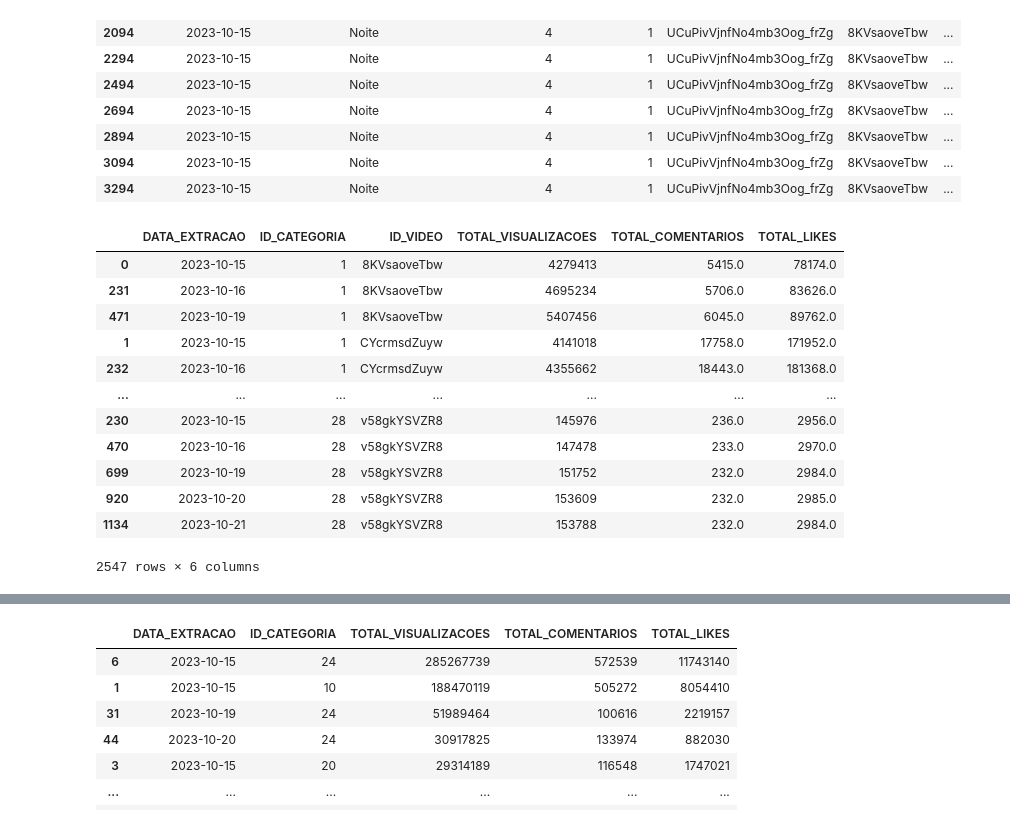
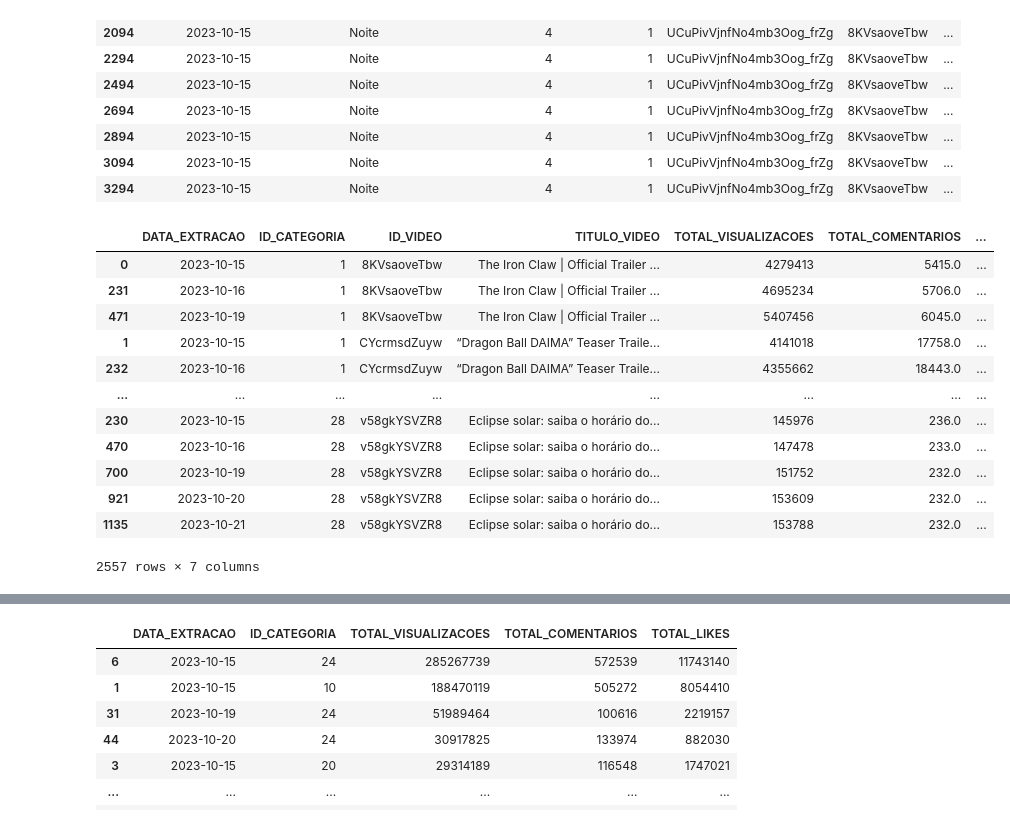
Before and after one commit to rodrigorocha1/analise_dados_youtube, a Jupyter notebook: notebooks/etl_trends.ipynb, the cells around one changed output, grey strips where cells are left out. Cells and saved outputs as stored; diff of their text form; code cells hidden in the pictures.

```diff
--- a/notebooks/etl_trends.ipynb
+++ b/notebooks/etl_trends.ipynb
@@ -265,27 +266,27 @@ base_max.query('ID_VIDEO == "8KVsaoveTbw" and DATA_EXTRACAO == "2023-10-15" ').s
 | 3094 | 2023-10-15 | Noite | 4 | 1 | UCuPivVjnfNo4mb3Oog_frZg | 8KVsaoveTbw | ... |
 | 3294 | 2023-10-15 | Noite | 4 | 1 | UCuPivVjnfNo4mb3Oog_frZg | 8KVsaoveTbw | ... |
 # %%
-base_max = base_original.groupby(['DATA_EXTRACAO' ,'ID_CATEGORIA', 'ID_VIDEO']).agg(
+base_max = base_original.groupby(['DATA_EXTRACAO' ,'ID_CATEGORIA', 'ID_VIDEO', 'TITULO_VIDEO']).agg(
     TOTAL_VISUALIZACOES=('TOTAL_VISUALIZACOES', 'max'),
     TOTAL_COMENTARIOS=('TOTAL_COMENTARIOS', 'max'),
     TOTAL_LIKES=('TOTAL_LIKES', 'max'),
 
 ).reset_index().sort_values(by=['ID_CATEGORIA', 'ID_VIDEO', 'DATA_EXTRACAO'])
 base_max
 # %% [output]
-|  | DATA_EXTRACAO | ID_CATEGORIA | ID_VIDEO | TOTAL_VISUALIZACOES | TOTAL_COMENTARIOS | TOTAL_LIKES |
-| 0 | 2023-10-15 | 1 | 8KVsaoveTbw | 4279413 | 5415.0 | 78174.0 |
-| 231 | 2023-10-16 | 1 | 8KVsaoveTbw | 4695234 | 5706.0 | 83626.0 |
-| 471 | 2023-10-19 | 1 | 8KVsaoveTbw | 5407456 | 6045.0 | 89762.0 |
-| 1 | 2023-10-15 | 1 | CYcrmsdZuyw | 4141018 | 17758.0 | 171952.0 |
-| 232 | 2023-10-16 | 1 | CYcrmsdZuyw | 4355662 | 18443.0 | 181368.0 |
-| ... | ... | ... | ... | ... | ... | ... |
-| 230 | 2023-10-15 | 28 | v58gkYSVZR8 | 145976 | 236.0 | 2956.0 |
-| 470 | 2023-10-16 | 28 | v58gkYSVZR8 | 147478 | 233.0 | 2970.0 |
-| 699 | 2023-10-19 | 28 | v58gkYSVZR8 | 151752 | 232.0 | 2984.0 |
-| 920 | 2023-10-20 | 28 | v58gkYSVZR8 | 153609 | 232.0 | 2985.0 |
-| 1134 | 2023-10-21 | 28 | v58gkYSVZR8 | 153788 | 232.0 | 2984.0 |
+|  | DATA_EXTRACAO | ID_CATEGORIA | ID_VIDEO | TITULO_VIDEO | TOTAL_VISUALIZACOES | TOTAL_COMENTARIOS | ... |
+| 0 | 2023-10-15 | 1 | 8KVsaoveTbw | The Iron Claw | Official Trailer ... | 4279413 | 5415.0 | ... |
+| 231 | 2023-10-16 | 1 | 8KVsaoveTbw | The Iron Claw | Official Trailer ... | 4695234 | 5706.0 | ... |
+| 471 | 2023-10-19 | 1 | 8KVsaoveTbw | The Iron Claw | Official Trailer ... | 5407456 | 6045.0 | ... |
+| 1 | 2023-10-15 | 1 | CYcrmsdZuyw | “Dragon Ball DAIMA” Teaser Traile... | 4141018 | 17758.0 | ... |
+| 232 | 2023-10-16 | 1 | CYcrmsdZuyw | “Dragon Ball DAIMA” Teaser Traile... | 4355662 | 18443.0 | ... |
+| ... | ... | ... | ... | ... | ... | ... | ... |
+| 230 | 2023-10-15 | 28 | v58gkYSVZR8 | Eclipse solar: saiba o horário do... | 145976 | 236.0 | ... |
+| 470 | 2023-10-16 | 28 | v58gkYSVZR8 | Eclipse solar: saiba o horário do... | 147478 | 233.0 | ... |
+| 700 | 2023-10-19 | 28 | v58gkYSVZR8 | Eclipse solar: saiba o horário do... | 151752 | 232.0 | ... |
+| 921 | 2023-10-20 | 28 | v58gkYSVZR8 | Eclipse solar: saiba o horário do... | 153609 | 232.0 | ... |
+| 1135 | 2023-10-21 | 28 | v58gkYSVZR8 | Eclipse solar: saiba o horário do... | 153788 | 232.0 | ... |
-2547 rows × 6 columns
+2557 rows × 7 columns
 # %%
 base_max = calcular_variacoes_gerais(base_max)
 base_max
```
Also changed, not shown: parts of 3 cells of this notebook.
